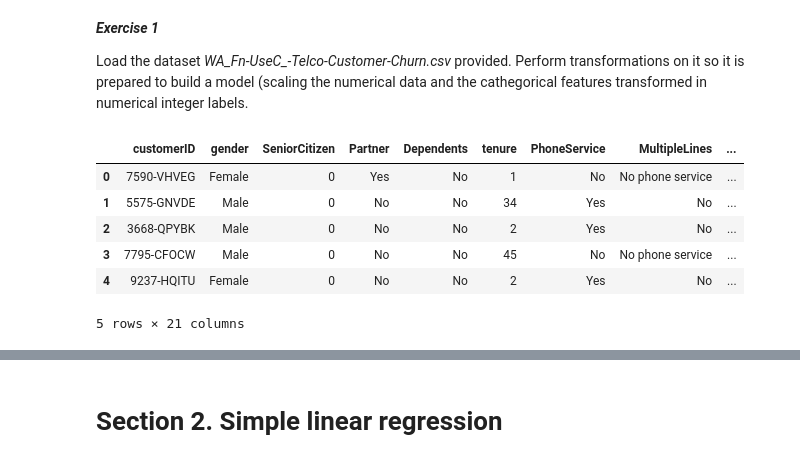
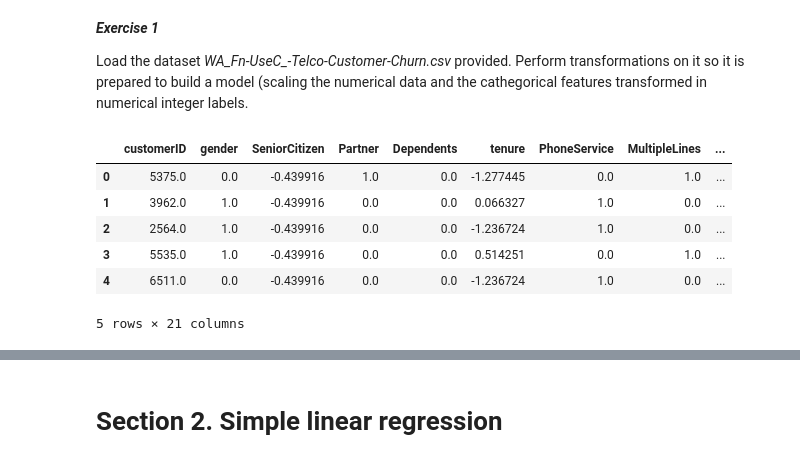
Before and after one commit to alexapvl/Babes-Bolyai-University, a Jupyter notebook: Semester4/AI/Lab/Lab2/AI_lab2_2024.ipynb, the cells around one changed output, grey strips where cells are left out. Cells and saved outputs as stored; diff of their text form; code cells hidden in the pictures.

```diff
--- a/Semester4/AI/Lab/Lab2/AI_lab2_2024.ipynb
+++ b/Semester4/AI/Lab/Lab2/AI_lab2_2024.ipynb
@@ -210,14 +210,28 @@ Load the dataset *WA_Fn-UseC_-Telco-Customer-Churn.csv* provided. Perform transf
 # %%
 # your code here!
 import pandas as pd
 
 file = pd.read_csv('WA_Fn-UseC_-Telco-Customer-Churn.csv')
+from sklearn.preprocessing import StandardScaler, OrdinalEncoder
+
+# Separate features into numerical and categorical
+numerical_features = file.select_dtypes(include=['int64', 'float64']).columns
+categorical_features = file.select_dtypes(include=['object']).columns
+
+# Scale numerical features
+scaler = StandardScaler()
+file[numerical_features] = scaler.fit_transform(file[numerical_features])
+
+# Encode categorical features
+encoder = OrdinalEncoder()
+file[categorical_features] = encoder.fit_transform(file[categorical_features])
+
 file.head()
 # %% [output]
 |  | customerID | gender | SeniorCitizen | Partner | Dependents | tenure | PhoneService | MultipleLines | ... |
-| 0 | 7590-VHVEG | Female | 0 | Yes | No | 1 | No | No phone service | ... |
-| 1 | 5575-GNVDE | Male | 0 | No | No | 34 | Yes | No | ... |
-| 2 | 3668-QPYBK | Male | 0 | No | No | 2 | Yes | No | ... |
-| 3 | 7795-CFOCW | Male | 0 | No | No | 45 | No | No phone service | ... |
-| 4 | 9237-HQITU | Female | 0 | No | No | 2 | Yes | No | ... |
+| 0 | 5375.0 | 0.0 | -0.439916 | 1.0 | 0.0 | -1.277445 | 0.0 | 1.0 | ... |
+| 1 | 3962.0 | 1.0 | -0.439916 | 0.0 | 0.0 | 0.066327 | 1.0 | 0.0 | ... |
+| 2 | 2564.0 | 1.0 | -0.439916 | 0.0 | 0.0 | -1.236724 | 1.0 | 0.0 | ... |
+| 3 | 5535.0 | 1.0 | -0.439916 | 0.0 | 0.0 | 0.514251 | 0.0 | 1.0 | ... |
+| 4 | 6511.0 | 0.0 | -0.439916 | 0.0 | 0.0 | -1.236724 | 1.0 | 0.0 | ... |
 5 rows × 21 columns
```
Also changed, not shown: parts of 12 cells of this notebook, 1 other file.
